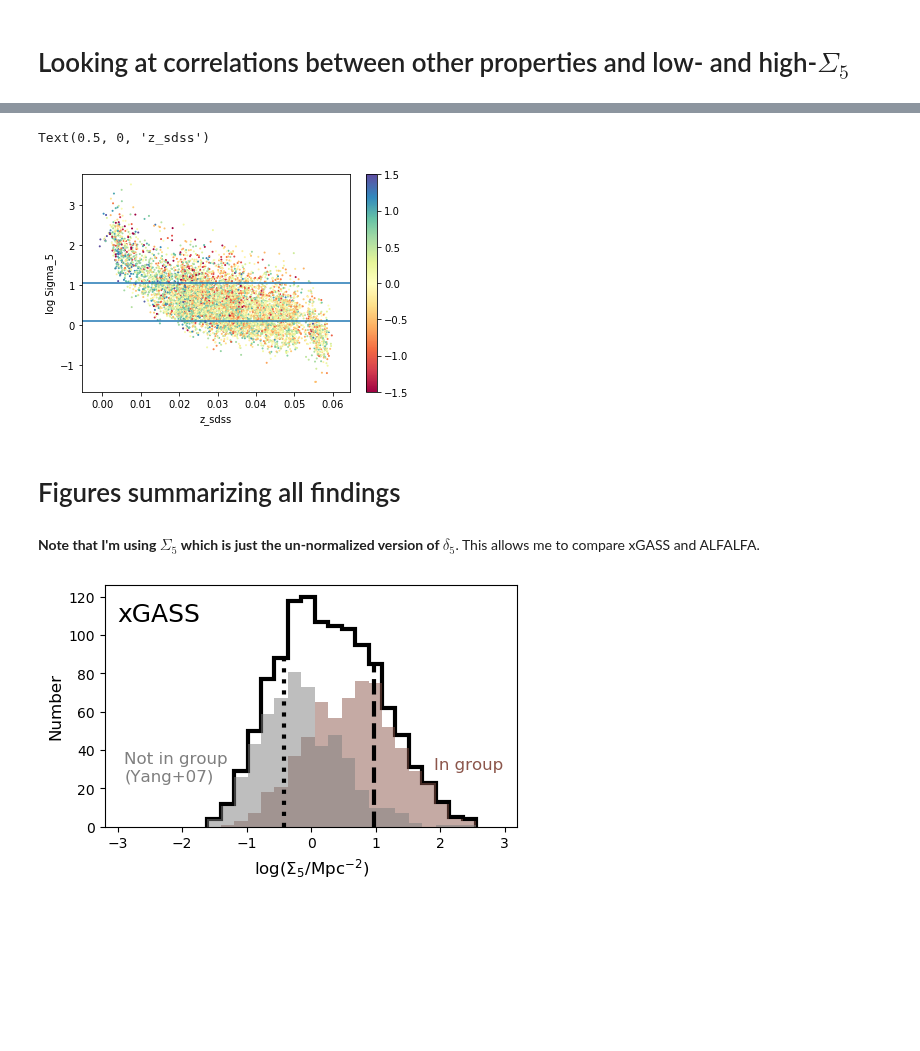
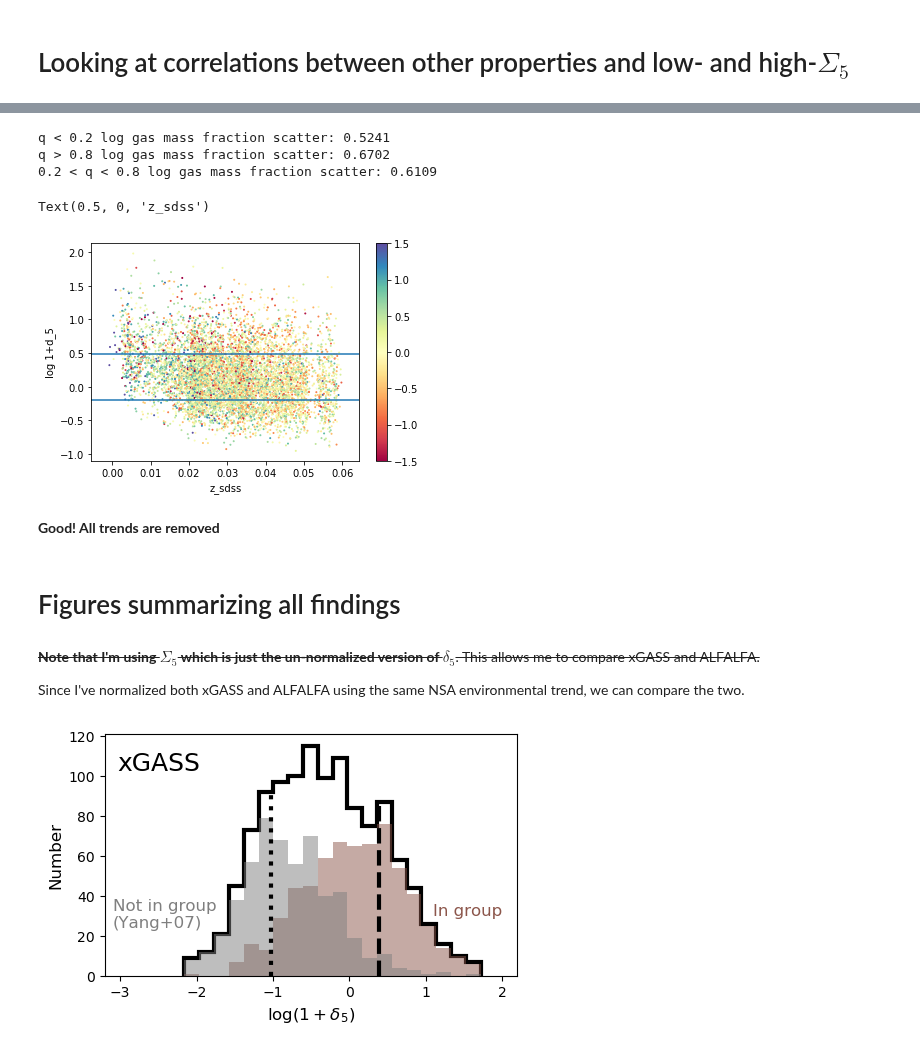
Before and after one commit to jwuphysics/HI-convnets, a Jupyter notebook: notebook/Environmental variable.ipynb, the cells around one changed output, grey strips where cells are left out. Cells and saved outputs as stored; diff of their text form; code cells hidden in the pictures; blank space fills up the shorter version.

```diff
--- a/notebook/Environmental variable.ipynb
+++ b/notebook/Environmental variable.ipynb
@@ -178,52 +226,67 @@ Text(0.5, 0, 'log Sigma_5')
+# %%
+underdense = a40.delta_5 < np.nanquantile(a40.delta_5, 0.2)
+overdense = a40.delta_5 > np.nanquantile(a40.delta_5, 0.8)
+
+print(f'q < 0.2 log gas mass fraction scatter: {np.std(a40[underdense].logfgas):.4f}')
+print(f'q > 0.8 log gas mass fraction scatter: {np.std(a40[overdense].logfgas):.4f}')
+print(f'0.2 < q < 0.8 log gas mass fraction scatter: {np.std(a40[~underdense & ~underdense].logfgas):.4f}')
+# %% [output]
+q < 0.2 log gas mass fraction scatter: 0.5241
+q > 0.8 log gas mass fraction scatter: 0.6702
+0.2 < q < 0.8 log gas mass fraction scatter: 0.6109
 # %%
-plt.scatter(a40.z_sdss, np.log10(a40.Sigma_5), c=a40.logfgas, cmap='Spectral', s=1, vmin=-1.5, vmax=1.5)
+plt.scatter(a40.z_sdss, np.log10(a40.delta_5), c=a40.logfgas, cmap='Spectral', s=1, vmin=-1.5, vmax=1.5)
 plt.colorbar();
 
-plt.axhline(y=np.nanquantile(np.log10(a40.Sigma_5), 0.2))
-plt.axhline(y=np.nanquantile(np.log10(a40.Sigma_5), 0.8))
+plt.axhline(y=np.nanquantile(np.log10(a40.delta_5), 0.2))
+plt.axhline(y=np.nanquantile(np.log10(a40.delta_5), 0.8))
 
-plt.ylabel('log Sigma_5')
+plt.ylabel('log 1+d_5')
 plt.xlabel('z_sdss')
 # %% [output]
 Text(0.5, 0, 'z_sdss')
-[figure, old version]
+[figure, new version]
+# %% [markdown]
+**Good! All trends are removed**
 # %% [markdown]
 # Figures summarizing all findings
 # %% [markdown]
-**Note that I'm using $\Sigma_5$ which is just the un-normalized version of $\delta_5$**. This allows me to compare xGASS and ALFALFA.
+~~**Note that I'm using $\Sigma_5$ which is just the un-normalized version of $\delta_5$**. This allows me to compare xGASS and ALFALFA.~~
+
+Since I've normalized both xGASS and ALFALFA using the same NSA environmental trend, we can compare the two.
 # %%
-overdensity = pd.read_csv('../data/xGASS-Sigma_5.csv', )
+overdensity = pd.read_csv('../data/xGASS-delta_5.csv', )
 
 plt.figure(figsize=(5, 3), dpi=100)
 
 
-_, xgass_bins, _ = plt.hist(np.log10(overdensity.Sigma_5), bins=20, label='xGASS', histtype='step', lw=3, color='k')
+_, xgass_bins, _ = plt.hist(np.log10(overdensity.delta_5), bins=20, label='xGASS', histtype='step', lw=3, color='k')
 
 
-plt.vlines(np.quantile(np.log10(overdensity.Sigma_5), 0.2), 1e-5, 88, ls=':', lw=3, color='k0')
-plt.vlines(np.quantile(np.log10(overdensity.Sigma_5), 0.8), 1e-5, 85, ls='--', lw=3, color='k')
+plt.vlines(np.quantile(np.log10(overdensity.delta_5), 0.2), 1e-5, 93, ls=':', lw=3, color='k0')
+plt.vlines(np.quantile(np.log10(overdensity.delta_5), 0.8), 1e-5, 85, ls='--', lw=3, color='k')
 
 
-plt.hist(np.log10(overdensity.Sigma_5)[xgass.env_code_B != 1], bins=xgass_bins, color='C5', lw=2, alpha=0.5)
-plt.hist(np.log10(overdensity.Sigma_5)[xgass.env_code_B == 1], bins=xgass_bins, color='C7', lw=2, alpha=0.5)
+plt.hist(np.log10(overdensity.delta_5)[xgass.env_code_B != 1], bins=xgass_bins, color='C5', lw=2, alpha=0.5)
+plt.hist(np.log10(overdensity.delta_5)[xgass.env_code_B == 1], bins=xgass_bins, color='C7', lw=2, alpha=0.5)
 
-plt.xlabel(r'log($\Sigma_5/{\rm Mpc}^{-2}$)', fontsize=12)
+plt.xlabel(r'log($1+\delta_5$)', fontsize=12)
 plt.ylabel('Number', fontsize=12);
 
-plt.xlim(-3.2, 3.2)
+plt.xlim(-3.2, 2.2)
 # plt.ylim(0, 10)
 
-plt.text(-2.9, 24, 'Not in group\n(Yang+07)', fontsize=12, color='C7')
-plt.text(1.9, 30, 'In group', fontsize=12, color='C5')
+plt.text(-3.1, 24, 'Not in group\n(Yang+07)', fontsize=12, color='C7')
+plt.text(1.1, 30, 'In group', fontsize=12, color='C5')
 
 # plt.title('xGASS')
 # plt.legend(fontsize=10);
 
 plt.text(0.03, 0.85, r'xGASS', transform=plt.gca().transAxes, fontsize=18)
 
 plt.subplots_adjust(left=0.15, bottom=0.17, right=0.975, top=0.975)
 
-plt.savefig(f'../results/figures/xGASS_Sigma5.png')
+plt.savefig(f'../results/figures/xGASS_delta_5.png')
 # %% [output]
-[figure, old version]
+[figure, new version]
 # %%
```
Also changed, not shown: parts of 33 cells of this notebook.
